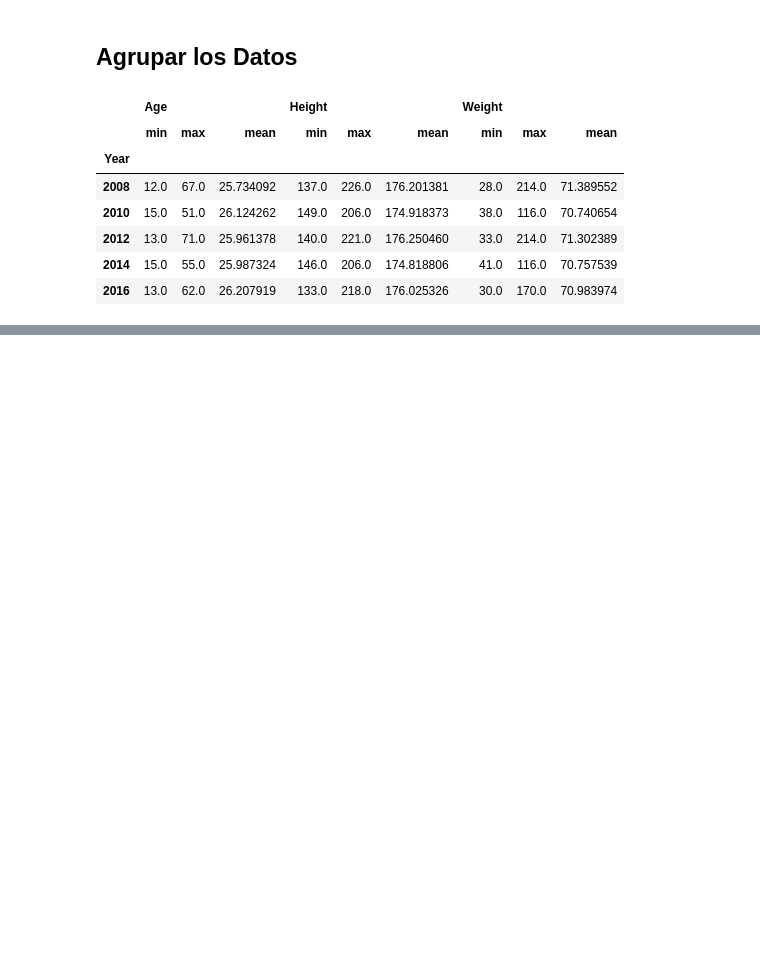
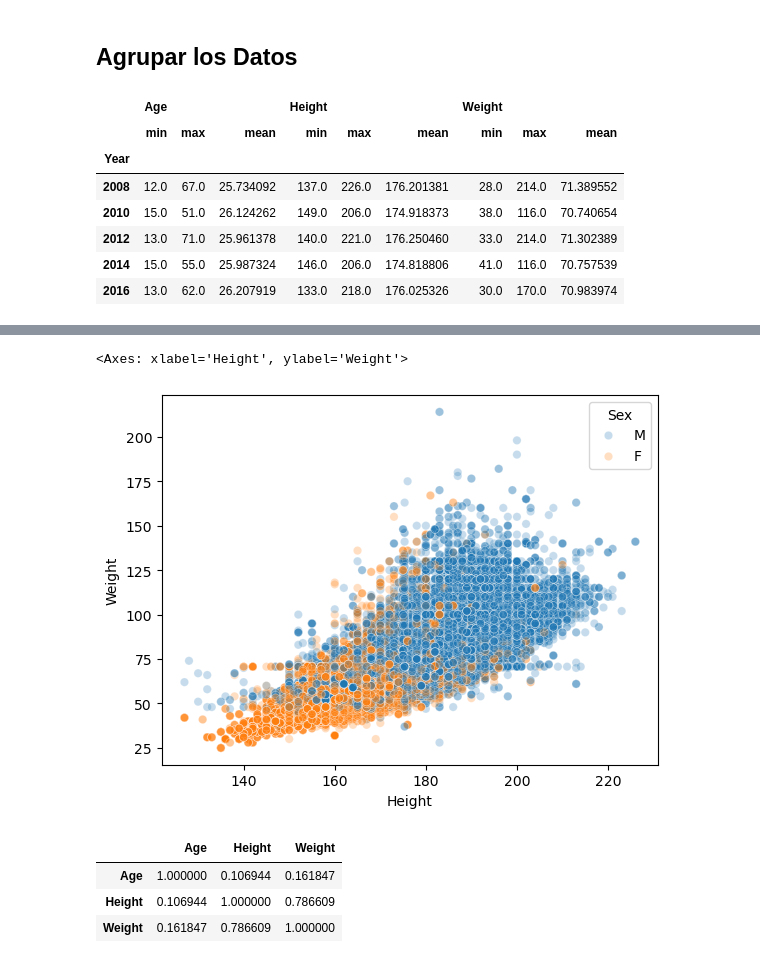
Before and after one commit to ChristianLaraa/Data, a Jupyter notebook: proyecto1/EDA_JO.ipynb, the cells around one changed output, grey strips where cells are left out. Saved outputs shown, nothing was run; the diff lists cells and outputs as text; code cells hidden in the pictures; blank space fills up the shorter version.

```diff
--- a/proyecto1/EDA_JO.ipynb
+++ b/proyecto1/EDA_JO.ipynb
@@ -268,0 +313,12 @@ data.groupby("Year")[["Age", "Height", "Weight"]].agg(["min", "max", "mean"]).ta
+# %%
+sns.scatterplot(data = data, x = "Height", y = "Weight", hue = "Sex", alpha = 0.25)
+# %% [output]
+<Axes: xlabel='Height', ylabel='Weight'>
+[figure, added]
+# %%
+data[["Age", "Height", "Weight"]].corr()
+# %% [output]
+|  | Age | Height | Weight |
+| Age | 1.000000 | 0.106944 | 0.161847 |
+| Height | 0.106944 | 1.000000 | 0.786609 |
+| Weight | 0.161847 | 0.786609 | 1.000000 |
```
Also changed, not shown: parts of 16 cells of this notebook.
